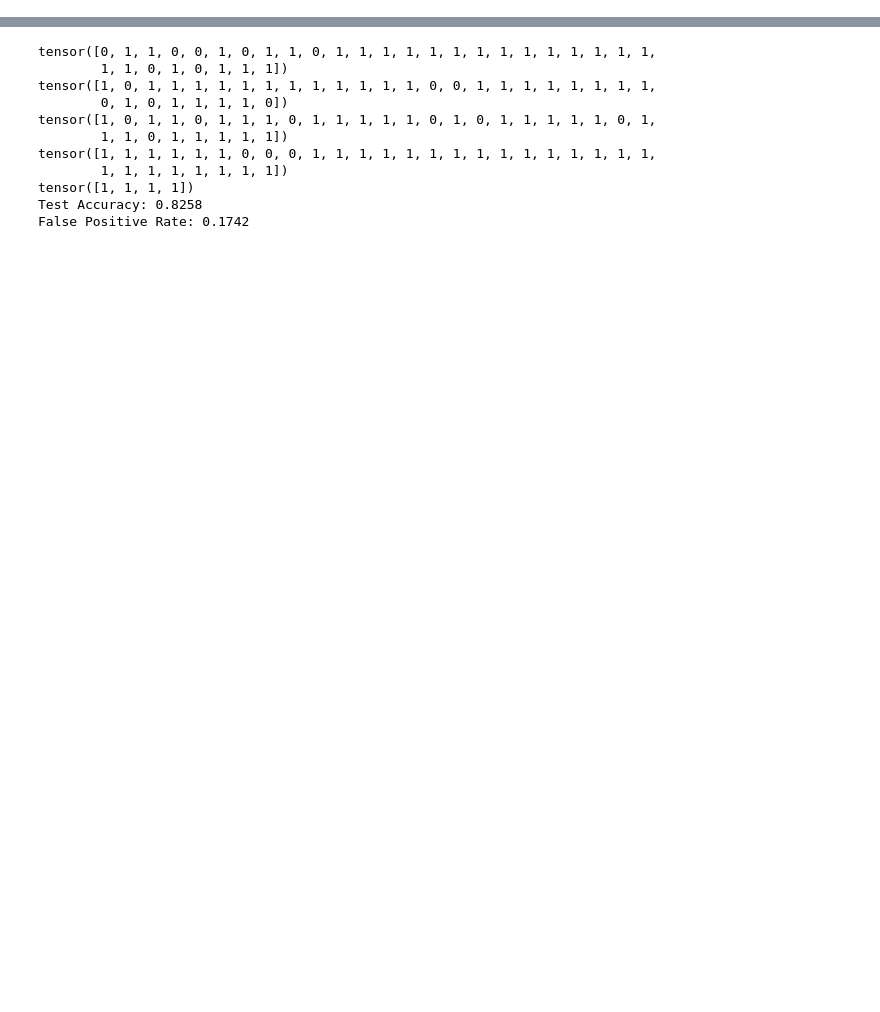
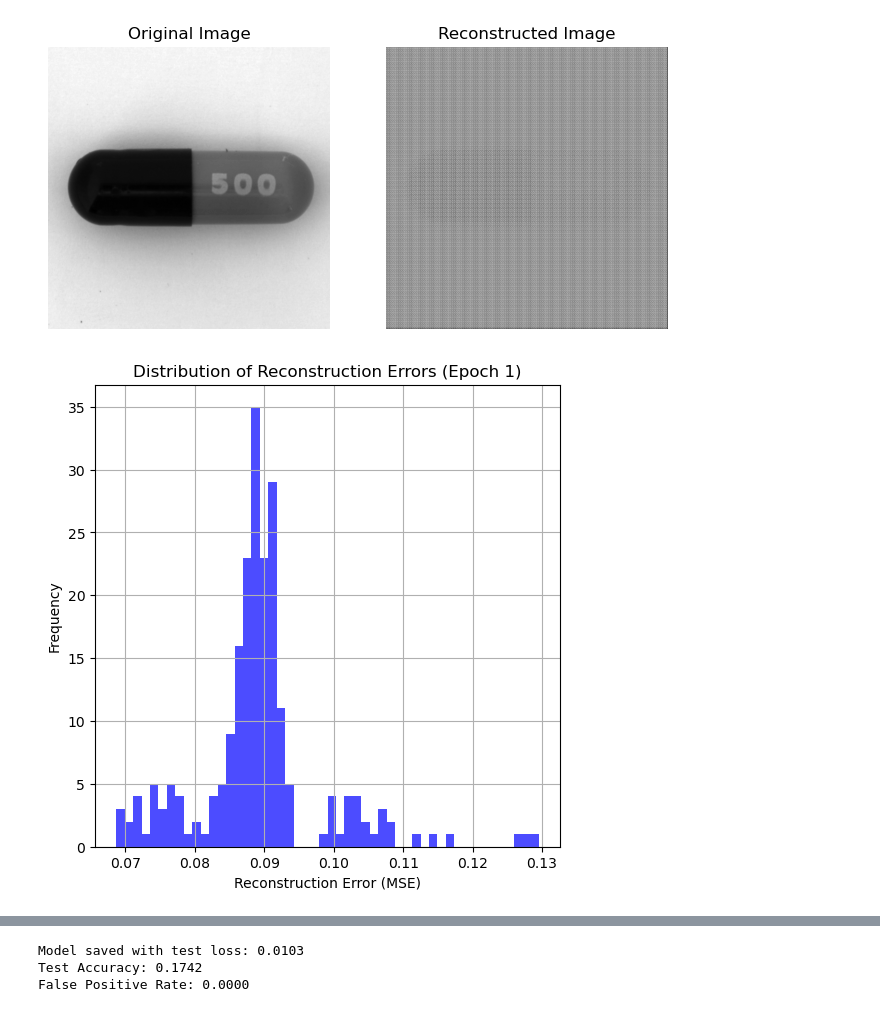
Before and after one commit to abeyyoseph/OtherProjects, a Jupyter notebook: ImageAnomalyDetection/AnomalyDetectionAutoencoder.ipynb, the cells around one changed output, grey strips where cells are left out. Cells and saved outputs as stored; diff of their text form; code cells hidden in the pictures; blank space fills up the shorter version.

Commit message:
reconstruction still needs improvement

```diff
--- a/ImageAnomalyDetection/AnomalyDetectionAutoencoder.ipynb
+++ b/ImageAnomalyDetection/AnomalyDetectionAutoencoder.ipynb
@@ -95,3 +90,18 @@ device = torch.device("cuda" if torch.cuda.is_available() else "cpu")
+# %%
+def calculate_reconstruction_errors(model, dataloader, device):
+    model.eval()  # Set model to evaluation mode
+    reconstruction_errors = []
+
+    with torch.no_grad():
+        for images, _ in dataloader:
+            images = images.to(device)
+            reconstructed = model(images)
+
+            # Compute the reconstruction error (e.g., Mean Squared Error)
+            error = (images - reconstructed).pow(2).mean(dim=(1, 2, 3))  # Mean over height, width, channels
+            reconstruction_errors.extend(error.cpu().numpy())  # Move to CPU and add to the list
+
+    return reconstruction_errors
 # %%
 def train_autoencoder(autoencoder, dataloader, item, num_epochs, device, save_path="."):
     # Ensure the save directory exists
@@ -187,12 +231,22 @@ for item in categories:
     ground_truth_path = os.path.join(item_path, 'ground_truth')
 
     print(f"Processing: {item}")
+    # Create the dataset and DataLoader
     train_dataset = datasets.ImageFolder(root=train_path, transform=transform)
     train_loader = DataLoader(train_dataset, batch_size=32, shuffle=True)
 
-    # Create your dataset and DataLoader
     model = Autoencoder()
+    # Initialize loss function and optimizer
+    criterion = nn.MSELoss()
+    optimizer = optim.Adam(model.parameters(), lr=0.001, weight_decay=0.001)
+    epochs = 10
+    device = torch.device("cuda" if torch.cuda.is_available() else "cpu")
     trained_autoencoder = train_autoencoder(model, train_loader, item, epochs, device)
+
+    test_dataset = TestDataset(root_dir=test_path, transform=transform)
+    test_loader = DataLoader(test_dataset, batch_size=32, shuffle=True)
+    test_autoencoder(trained_autoencoder, test_loader, device, threshold)
+
     break
 # %% [output]
 Processing: capsule
@@ -209,0 +254,2 @@ Model saved to: ./capsule_autoencoder.pth
+[figure, added]
+[figure, added]
@@ -210,17 +278,3 @@ Model saved to: ./capsule_autoencoder.pth
+Model saved with test loss: 0.0103
+Test Accuracy: 0.1742
+False Positive Rate: 0.0000
-# %%
-test_dataset = TestDataset(root_dir='Images/capsule/test', transform=transform)
-test_loader = DataLoader(test_dataset, batch_size=32, shuffle=True)
-
-test_autoencoder(model, test_loader, device, threshold)
-# %% [output]
-tensor([0, 1, 1, 0, 0, 1, 0, 1, 1, 0, 1, 1, 1, 1, 1, 1, 1, 1, 1, 1, 1, 1, 1, 1,
-        1, 1, 0, 1, 0, 1, 1, 1])
-tensor([1, 0, 1, 1, 1, 1, 1, 1, 1, 1, 1, 1, 1, 1, 0, 0, 1, 1, 1, 1, 1, 1, 1, 1,
-        0, 1, 0, 1, 1, 1, 1, 0])
-tensor([1, 0, 1, 1, 0, 1, 1, 1, 0, 1, 1, 1, 1, 1, 0, 1, 0, 1, 1, 1, 1, 1, 0, 1,
-        1, 1, 0, 1, 1, 1, 1, 1])
-tensor([1, 1, 1, 1, 1, 1, 0, 0, 0, 1, 1, 1, 1, 1, 1, 1, 1, 1, 1, 1, 1, 1, 1, 1,
-        1, 1, 1, 1, 1, 1, 1, 1])
-tensor([1, 1, 1, 1])
-Test Accuracy: 0.8258
-False Positive Rate: 0.1742
```
Also changed, not shown: parts of 5 cells of this notebook.
